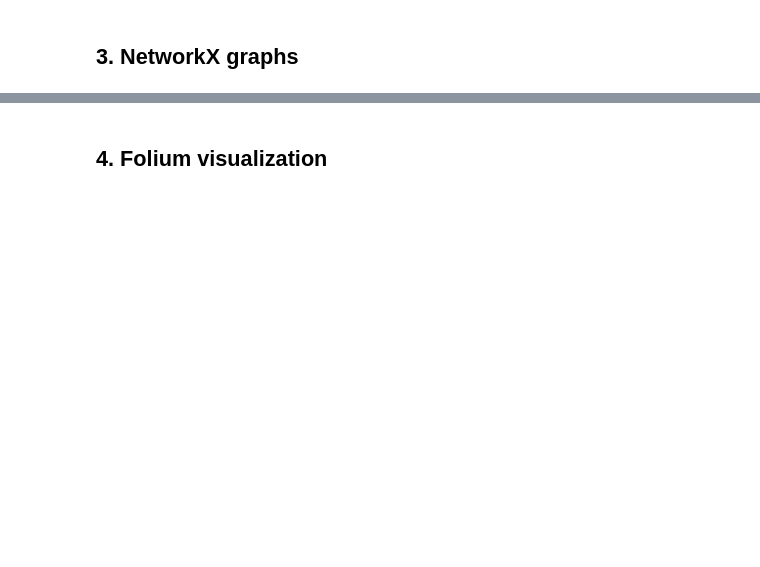
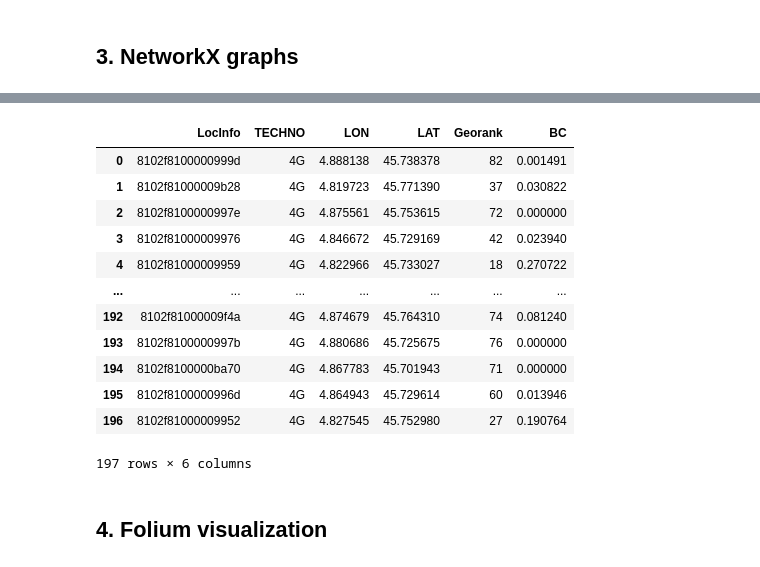
Before and after one commit to eakopyan/Popular-paths, a Jupyter notebook: HOProcess_v2/graph_analysis.ipynb, the cells around one changed output, grey strips where cells are left out. Cells and saved outputs as stored; diff of their text form; code cells hidden in the pictures; blank space fills up the shorter version.

```diff
--- a/HOProcess_v2/graph_analysis.ipynb
+++ b/HOProcess_v2/graph_analysis.ipynb
@@ -196,3 +207,20 @@ sp
+# %%
+enb_df['BC'] = enb_df['LocInfo'].map(enb_bc)
+enb_df
+# %% [output]
+|  | LocInfo | TECHNO | LON | LAT | Georank | BC |
+| 0 | 8102f8100000999d | 4G | 4.888138 | 45.738378 | 82 | 0.001491 |
+| 1 | 8102f81000009b28 | 4G | 4.819723 | 45.771390 | 37 | 0.030822 |
+| 2 | 8102f8100000997e | 4G | 4.875561 | 45.753615 | 72 | 0.000000 |
+| 3 | 8102f81000009976 | 4G | 4.846672 | 45.729169 | 42 | 0.023940 |
+| 4 | 8102f81000009959 | 4G | 4.822966 | 45.733027 | 18 | 0.270722 |
+| ... | ... | ... | ... | ... | ... | ... |
+| 192 | 8102f81000009f4a | 4G | 4.874679 | 45.764310 | 74 | 0.081240 |
+| 193 | 8102f8100000997b | 4G | 4.880686 | 45.725675 | 76 | 0.000000 |
+| 194 | 8102f8100000ba70 | 4G | 4.867783 | 45.701943 | 71 | 0.000000 |
+| 195 | 8102f8100000996d | 4G | 4.864943 | 45.729614 | 60 | 0.013946 |
+| 196 | 8102f81000009952 | 4G | 4.827545 | 45.752980 | 27 | 0.190764 |
+197 rows × 6 columns
 # %% [markdown]
 ## 4. Folium visualization
 # %%
```
Also changed, not shown: parts of 18 cells of this notebook, 5 other files.
